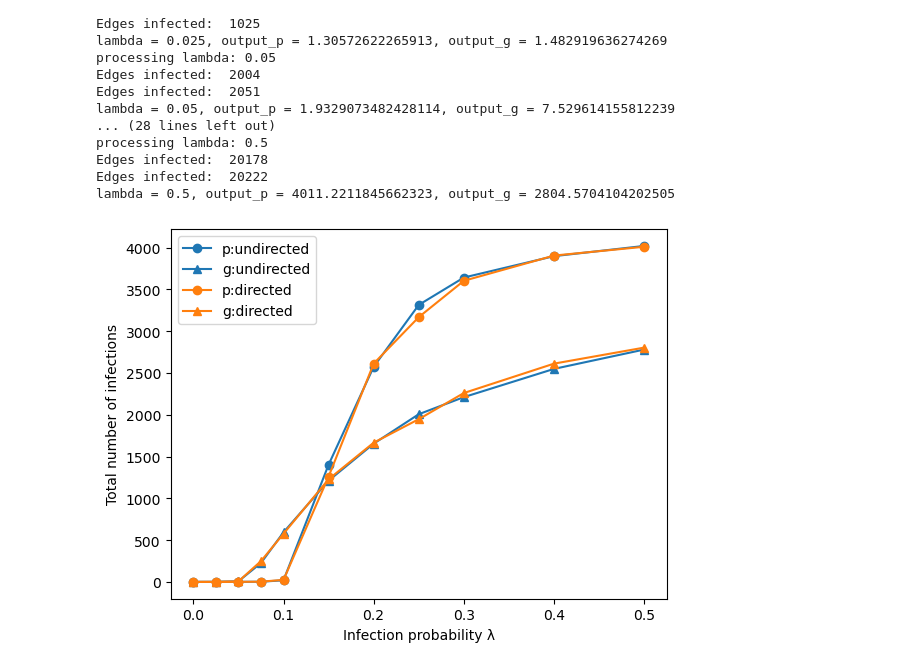
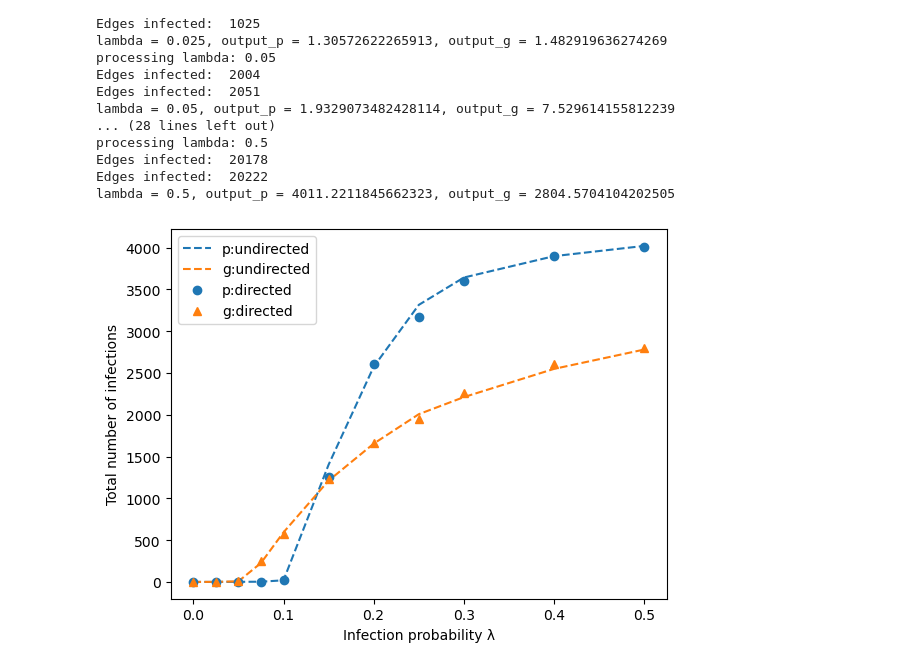
Before and after one commit to SunnyRT/SF5_network_analysis, a Jupyter notebook: experiments2.ipynb, the cells around one changed output. Cells and saved outputs as stored; diff of their text form; code cells hidden in the pictures.

```diff
--- a/experiments2.ipynb
+++ b/experiments2.ipynb
@@ -743,0 +953,13 @@ Assume no mask:
+# %%
+#plot for poisson
+plt.figure()
+
+for idx, pm in enumerate(pm_ary):
+    if pm == 0.0:
+        plt.plot(lambda_means, output_c_p_mask[idx], '--', label=f'p: pm={pm}', color='tab:grey')
+    else:
+        plt.plot(lambda_means, output_c_p_mask[idx], 'o-', label=f'p: pm={pm}')
+plt.xlabel('Infection probability λ')
+plt.ylabel('Total number of infected nodes')
+plt.legend()
+plt.show()
@@ -743,0 +968,12 @@ Assume no mask:
+# %%
+# plot for geometric
+plt.figure()
+for idx, pm in enumerate(pm_ary):
+    if pm == 0.0:
+        plt.plot(lambda_means, output_c_g_mask[idx], '--', label=f'g: pm={pm}', color='tab:grey')
+    else:
+        plt.plot(lambda_means, output_c_g_mask[idx], '^-', label=f'g: pm={pm}')
+plt.xlabel('Infection probability λ')
+plt.ylabel('Total number of infected nodes')
+plt.legend()
+plt.show()
@@ -743,0 +984,11 @@ Assume no mask:
+# %%
+edge_w_values = np.array([1.0, w_s, w_i, w_b])
+edge_w_pmfs = np.zeros((len(pm_ary), 4))
+
+edge_w_means = np.zeros(len(pm_ary))
+for idx, pm in enumerate(pm_ary):
+    edge_w_pmfs[idx] = np.array([(1-pm)**2, 2*pm*(1-pm), 2*pm*(1-pm), pm**2])
+    edge_w_means[idx] = np.dot(edge_w_pmfs[idx], edge_w_values)
+
+lambda_crits_mask_p = lambda_crit_p / edge_w_means
+lambda_crits_mask_g = lambda_crit_g / edge_w_means
@@ -801,16 +1054,16 @@ print(c_g_direc0)
 # plt.legend()
 # plt.show()
 # %%
-plt.plot(lambda_means, c_p_undirec0, 'o-', color = 'tab:blue', label='p:undirected')
-plt.plot(lambda_means, c_g_undirec0, '^-', color = 'tab:blue', label='g:undirected')
-plt.plot(lambda_means, c_p_direc0, 'o-', color = 'tab:orange', label='p:directed')
-plt.plot(lambda_means, c_g_direc0, '^-', color = 'tab:orange', label='g:directed')
+plt.plot(lambda_means, c_p_undirec0, '--', color = 'tab:blue', label='p:undirected')
+plt.plot(lambda_means, c_g_undirec0, '--', color = 'tab:orange', label='g:undirected')
+plt.plot(lambda_means, c_p_direc0, 'o', color = 'tab:blue', label='p:directed')
+plt.plot(lambda_means, c_g_direc0, '^', color = 'tab:orange', label='g:directed')
 plt.xlabel("Infection probability λ")
 plt.ylabel("Total number of infections")
 plt.legend()
 plt.show()
 # %% [output]
-[figure, old version]
+[figure, new version]
 # %%
 lambda_means00 = np.linspace(0.0, 0.025, 11)
 mask_states00 = np.zeros(n)
```
Also changed, not shown: parts of 46 cells of this notebook, 2 other files.
